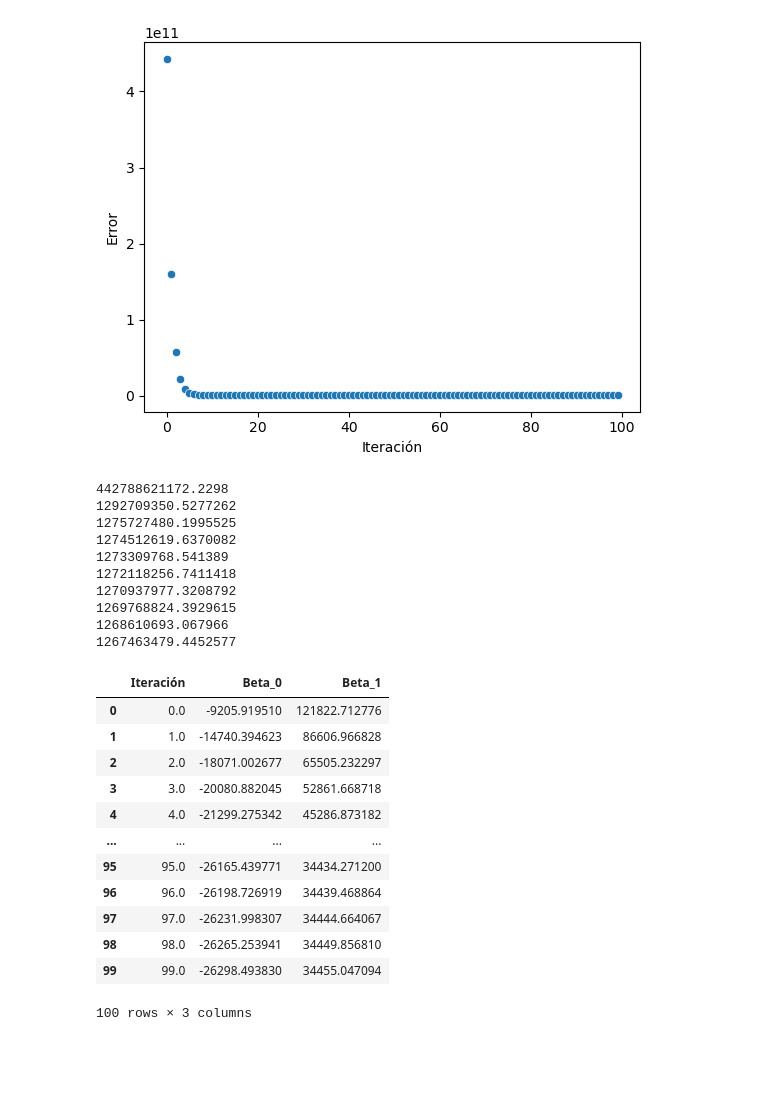
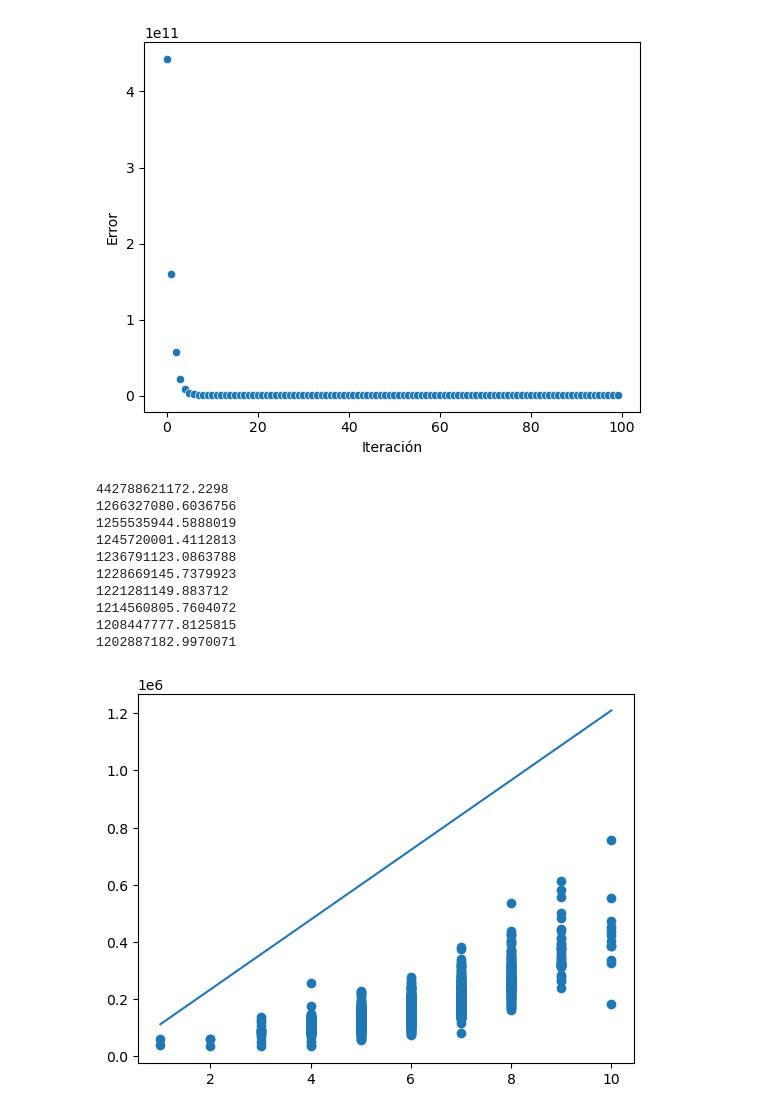
Before and after one commit to cristoforo93/Proyecto1, a Jupyter notebook: proy1.ipynb, the cells around one changed output. Cells and saved outputs as stored; diff of their text form; code cells hidden in the pictures; blank space fills up the shorter version.

Commit message:
Evolución modelo
Calculando la función que imprima la evolución del modelo de forma gráfica.

```diff
--- a/proy1.ipynb
+++ b/proy1.ipynb
@@ -208,39 +208,45 @@ sns.scatterplot(data=df_error,
 1267463479.4452577
 <AxesSubplot:xlabel='Iteración', ylabel='Error'>
 [figure]
-# %%
-# Función para gráfica de evolución del modelo
-def plot_evo(modelo, n):
+# %%
+# Función para gráfica de evolución del modelo
+def plot_evo(entrenamiento, modelo, n):
+
+    for i in modelo['Iteración']:
+
+        if (i % n) == 0:
+            #plt.figure(1)
+            x1 = np.array([1,2,3,4,5,6,7,8,9,10])
+            y1 = modelo['Beta_0'][i] + modelo['Beta_1'][i] * x1
+
+            #plt.figure(2)
+            x2 = entrenamiento['OverallQual']
+            y2 = entrenamiento['SalePrice']
+
+            plt.plot(x1,y1)
+            plt.scatter(x2,y2)
+
+            return plt.show()
 # %%
-Modelo = reglin(entrenamiento['OverallQual'],entrenamiento['SalePrice'],100,10,0.01)[0]
+Modelo = reglin(entrenamiento['OverallQual'],entrenamiento['SalePrice'],1000,100,0.01)[0]
 
 df_modelo = pd.DataFrame.from_dict(Modelo,
                                    orient='index',
                                    columns=['Iteración',
                                             'Beta_0',
                                             'Beta_1'])
 df_modelo
+
+plot_evo(entrenamiento,df_modelo,1)
 # %% [output]
 442788621172.2298
-1292709350.5277262
-1275727480.1995525
-1274512619.6370082
-1273309768.541389
-1272118256.7411418
-1270937977.3208792
-1269768824.3929615
-1268610693.067966
-1267463479.4452577
+1266327080.6036756
+1255535944.5888019
+1245720001.4112813
+1236791123.0863788
+1228669145.7379923
+1221281149.883712
+1214560805.7604072
+1208447777.8125815
+1202887182.9970071
-|  | Iteración | Beta_0 | Beta_1 |
-| 0 | 0.0 | -9205.919510 | 121822.712776 |
-| 1 | 1.0 | -14740.394623 | 86606.966828 |
-| 2 | 2.0 | -18071.002677 | 65505.232297 |
-| 3 | 3.0 | -20080.882045 | 52861.668718 |
-| 4 | 4.0 | -21299.275342 | 45286.873182 |
-| ... | ... | ... | ... |
-| 95 | 95.0 | -26165.439771 | 34434.271200 |
-| 96 | 96.0 | -26198.726919 | 34439.468864 |
-| 97 | 97.0 | -26231.998307 | 34444.664067 |
-| 98 | 98.0 | -26265.253941 | 34449.856810 |
-| 99 | 99.0 | -26298.493830 | 34455.047094 |
-100 rows × 3 columns
+[figure, added]
```
Also changed, not shown: parts of 1 cell of this notebook.
